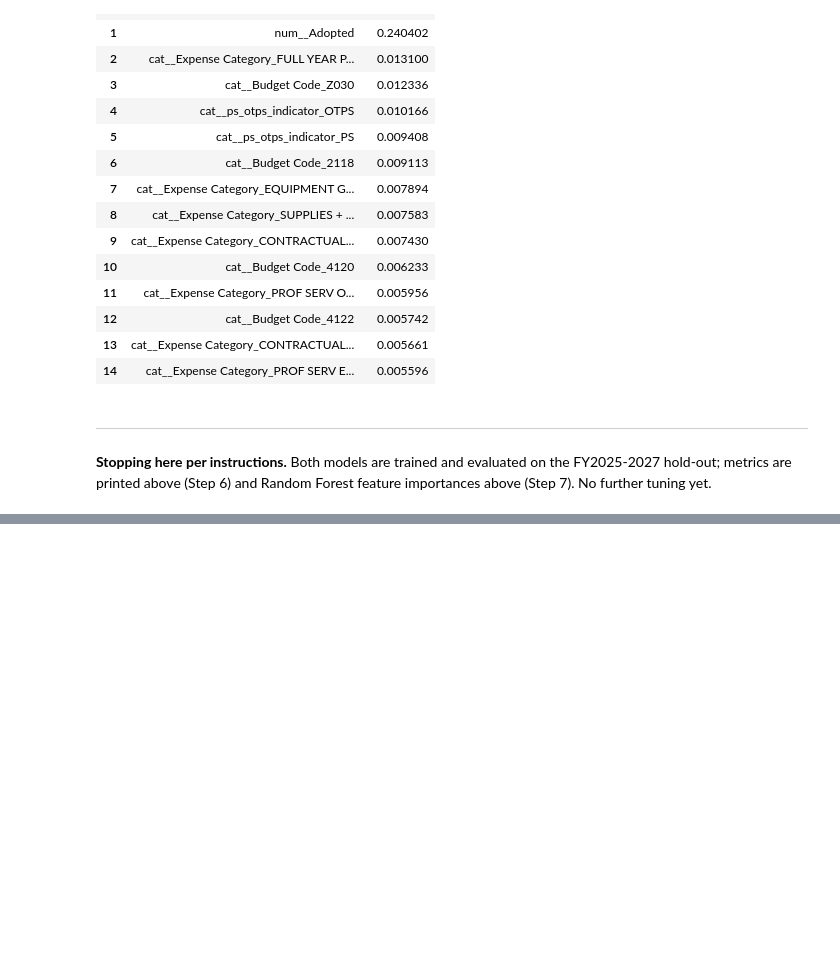
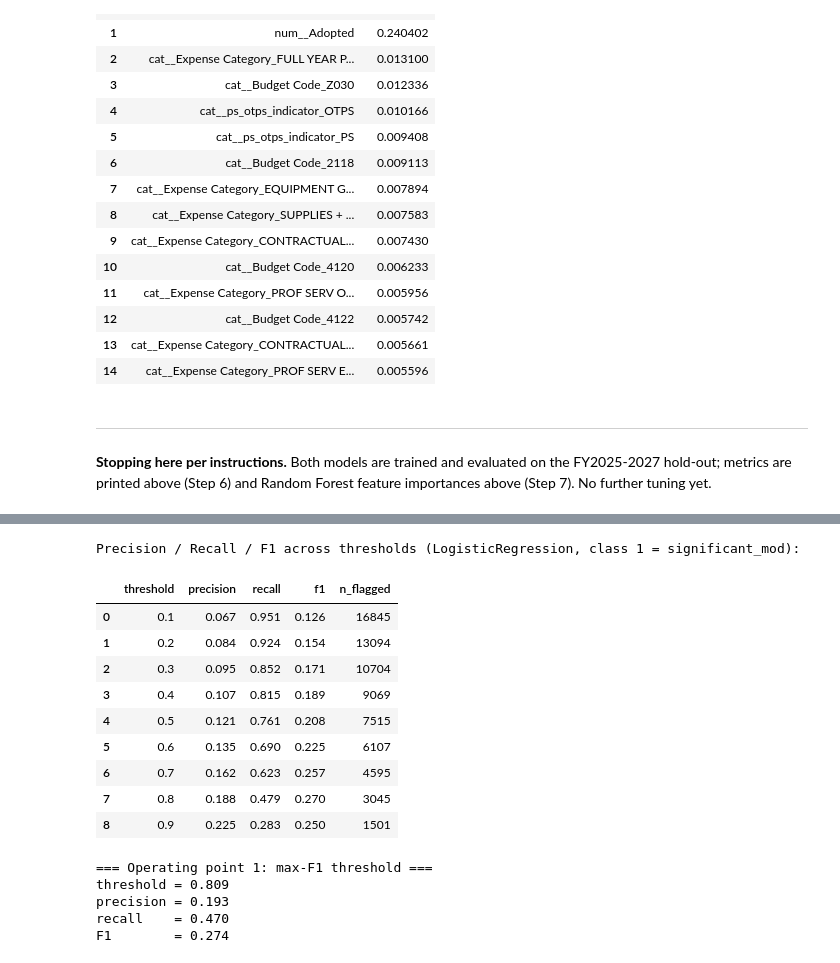
Before and after one commit to lindali-huishan/Budget_Allocation, a Jupyter notebook: dot_model_classification.ipynb, the cells around one changed output, grey strips where cells are left out. Cells and saved outputs as stored; diff of their text form; code cells hidden in the pictures; blank space fills up the shorter version.

```diff
--- a/dot_model_classification.ipynb
+++ b/dot_model_classification.ipynb
@@ -420,0 +499,58 @@ Forest feature importances above (Step 7). No further tuning yet.
+# %%
+from sklearn.metrics import f1_score, precision_score, recall_score
+
+threshold_grid = np.round(np.arange(0.1, 0.91, 0.1), 2)
+rows = []
+for t in threshold_grid:
+    y_pred_t = (y_proba_lr >= t).astype(int)
+    rows.append({
+        "threshold": t,
+        "precision": precision_score(y_test, y_pred_t, zero_division=0),
+        "recall": recall_score(y_test, y_pred_t, zero_division=0),
+        "f1": f1_score(y_test, y_pred_t, zero_division=0),
+        "n_flagged": int(y_pred_t.sum()),
+    })
+
+threshold_table = pd.DataFrame(rows).round(3)
+print("Precision / Recall / F1 across thresholds (LogisticRegression, class 1 = significant_mod):")
+threshold_table
+# %% [output]
+Precision / Recall / F1 across thresholds (LogisticRegression, class 1 = significant_mod):
+|  | threshold | precision | recall | f1 | n_flagged |
+| 0 | 0.1 | 0.067 | 0.951 | 0.126 | 16845 |
+| 1 | 0.2 | 0.084 | 0.924 | 0.154 | 13094 |
+| 2 | 0.3 | 0.095 | 0.852 | 0.171 | 10704 |
+| 3 | 0.4 | 0.107 | 0.815 | 0.189 | 9069 |
+| 4 | 0.5 | 0.121 | 0.761 | 0.208 | 7515 |
+| 5 | 0.6 | 0.135 | 0.690 | 0.225 | 6107 |
+| 6 | 0.7 | 0.162 | 0.623 | 0.257 | 4595 |
+| 7 | 0.8 | 0.188 | 0.479 | 0.270 | 3045 |
+| 8 | 0.9 | 0.225 | 0.283 | 0.250 | 1501 |
+# %%
+# Use the full precision_recall_curve() output (finer-grained than the 0.1
+# step table above) so the two operating points aren't limited to a coarse
+# grid.
+f1_full = 2 * precisions * recalls / (precisions + recalls + 1e-12)
+
+# precision_recall_curve() returns one more precision/recall point than
+# thresholds (the last point is recall=0, precision=1 with no threshold) --
+# drop it before searching for a threshold-backed optimum.
+f1_search = f1_full[:-1]
+best_f1_idx = int(np.argmax(f1_search))
+
+best_f1_threshold = pr_thresholds[best_f1_idx]
+best_f1_precision = precisions[best_f1_idx]
+best_f1_recall = recalls[best_f1_idx]
+best_f1_score = f1_search[best_f1_idx]
+
+print("=== Operating point 1: max-F1 threshold ===")
+print(f"threshold = {best_f1_threshold:.3f}")
+print(f"precision = {best_f1_precision:.3f}")
+print(f"recall    = {best_f1_recall:.3f}")
+print(f"F1        = {best_f1_score:.3f}")
+# %% [output]
+=== Operating point 1: max-F1 threshold ===
+threshold = 0.809
+precision = 0.193
+recall    = 0.470
+F1        = 0.274
```
Also changed, not shown: parts of 7 cells of this notebook, 1 other file.
